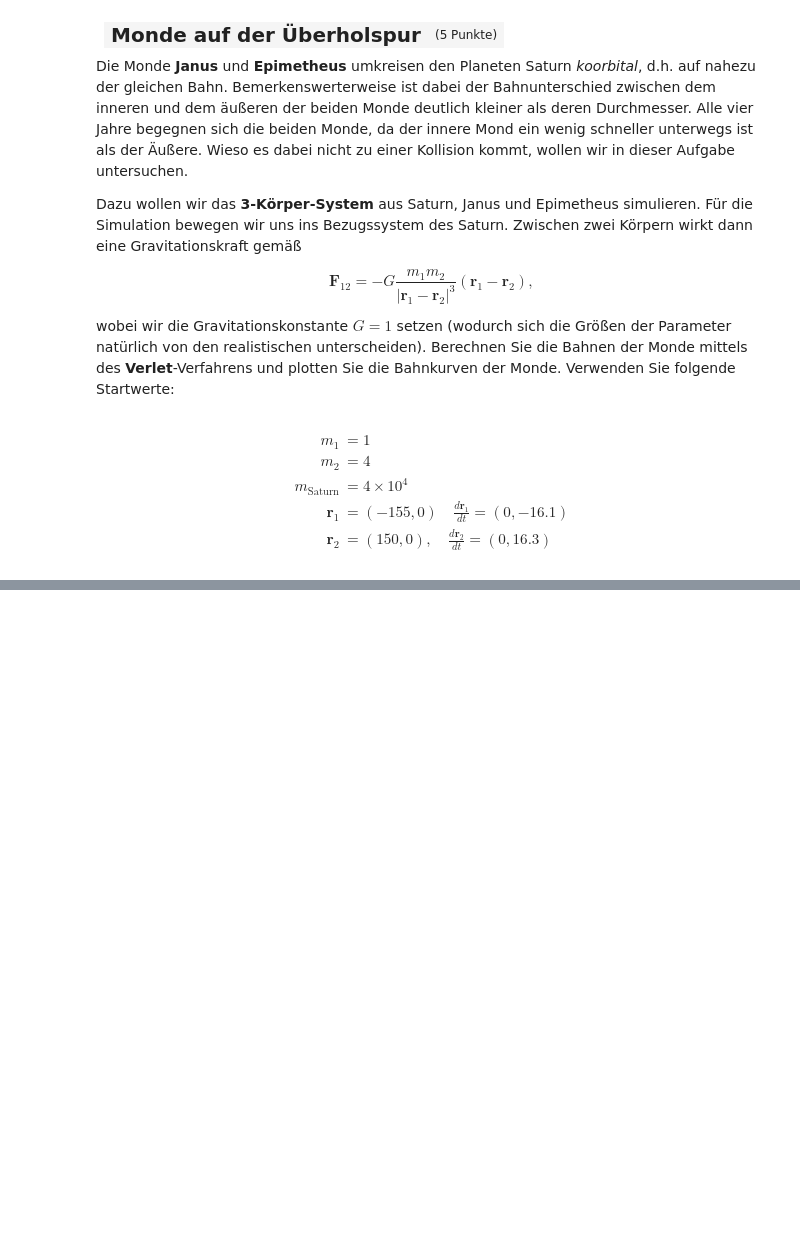
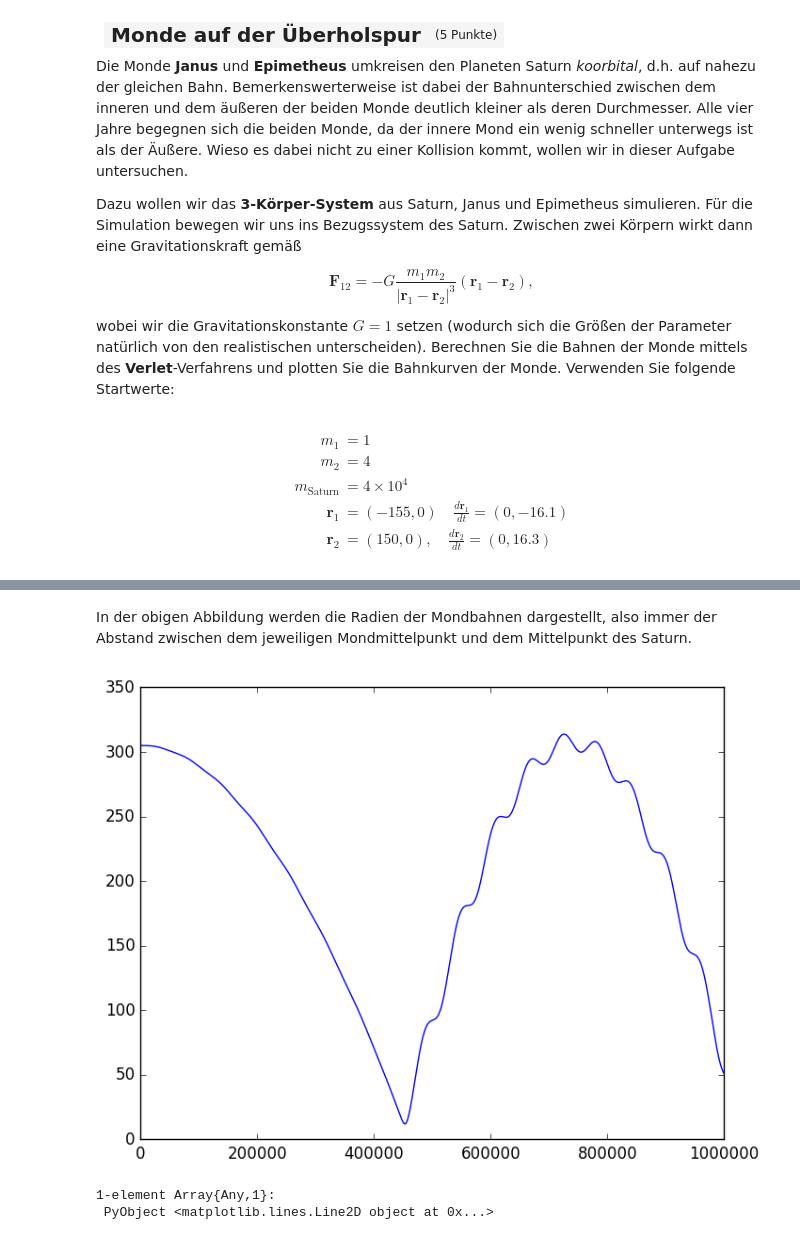
Before and after one commit to ofilla/compphys2016, a Jupyter notebook: uebung_05/05_monde_auf_der_ueberholspur.ipynb, the cells around one changed output, grey strips where cells are left out. Drawn from its saved outputs; the diff is of its cells as text; code cells hidden in the pictures; blank space fills up the shorter version.

```diff
--- a/uebung_05/05_monde_auf_der_ueberholspur.ipynb
+++ b/uebung_05/05_monde_auf_der_ueberholspur.ipynb
@@ -96,0 +123,9 @@ Closest candidates are:
+# %% [markdown]
+In der obigen Abbildung werden die Radien der Mondbahnen dargestellt, also immer der Abstand zwischen dem jeweiligen Mondmittelpunkt und dem Mittelpunkt des Saturn.
+# %%
+figure()
+plot(ri_deltas)
+# %% [output]
+[figure, added]
+1-element Array{Any,1}:
+ PyObject <matplotlib.lines.Line2D object at 0x...>
```
Also changed, not shown: parts of 8 cells of this notebook, 1 other file.
